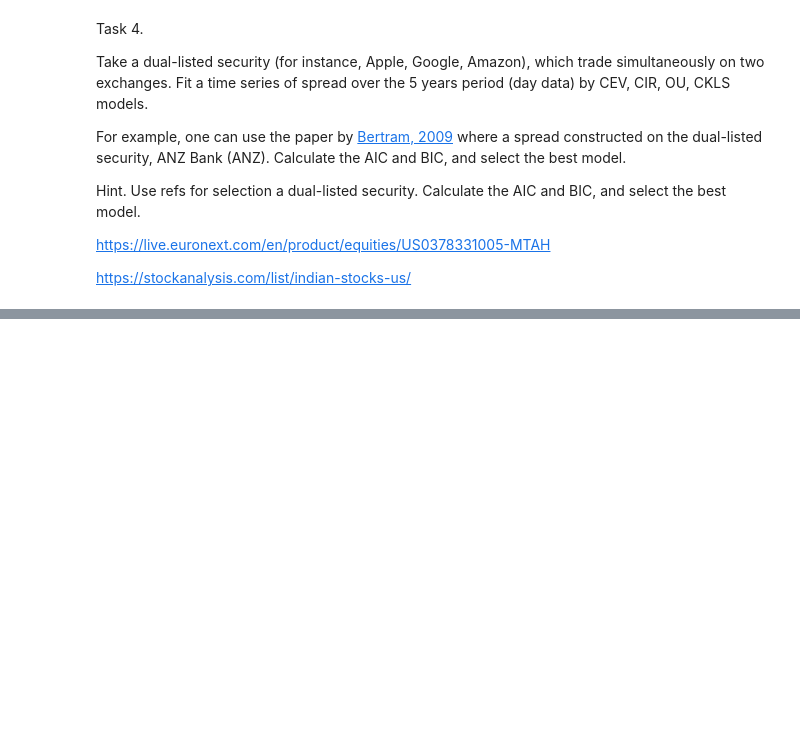
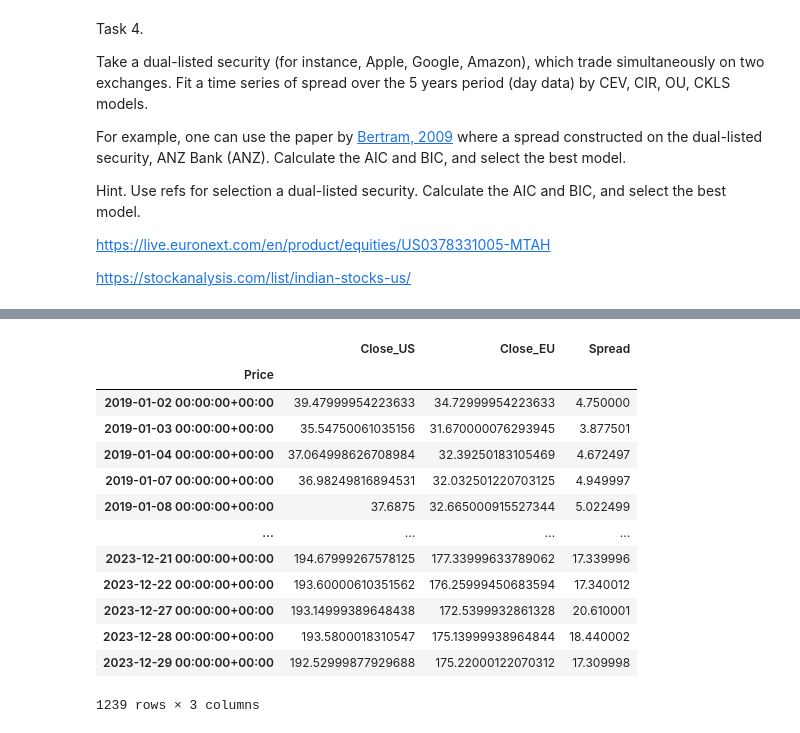
Before and after one commit to vehcamut/SSP_SIRIUS24, a Jupyter notebook: TSD_Lab_final_6_SSP.ipynb, the cells around one changed output, grey strips where cells are left out. Saved outputs shown, nothing was run; the diff lists cells and outputs as text; code cells hidden in the pictures; blank space fills up the shorter version.

```diff
--- a/TSD_Lab_final_6_SSP.ipynb
+++ b/TSD_Lab_final_6_SSP.ipynb
@@ -2282 +2345,18 @@ https://stockanalysis.com/list/indian-stocks-us/
+# %%
+data.dropna()
+# %% [output]
+|  | Close_US | Close_EU | Spread |
+| Price |  |  |  |
+| 2019-01-02 00:00:00+00:00 | 39.47999954223633 | 34.72999954223633 | 4.750000 |
+| 2019-01-03 00:00:00+00:00 | 35.54750061035156 | 31.670000076293945 | 3.877501 |
+| 2019-01-04 00:00:00+00:00 | 37.064998626708984 | 32.39250183105469 | 4.672497 |
+| 2019-01-07 00:00:00+00:00 | 36.98249816894531 | 32.032501220703125 | 4.949997 |
+| 2019-01-08 00:00:00+00:00 | 37.6875 | 32.665000915527344 | 5.022499 |
+| ... | ... | ... | ... |
+| 2023-12-21 00:00:00+00:00 | 194.67999267578125 | 177.33999633789062 | 17.339996 |
+| 2023-12-22 00:00:00+00:00 | 193.60000610351562 | 176.25999450683594 | 17.340012 |
+| 2023-12-27 00:00:00+00:00 | 193.14999389648438 | 172.5399932861328 | 20.610001 |
+| 2023-12-28 00:00:00+00:00 | 193.5800018310547 | 175.13999938964844 | 18.440002 |
+| 2023-12-29 00:00:00+00:00 | 192.52999877929688 | 175.22000122070312 | 17.309998 |
+1239 rows × 3 columns
 # %%
```
Also changed, not shown: parts of 5 cells of this notebook.
